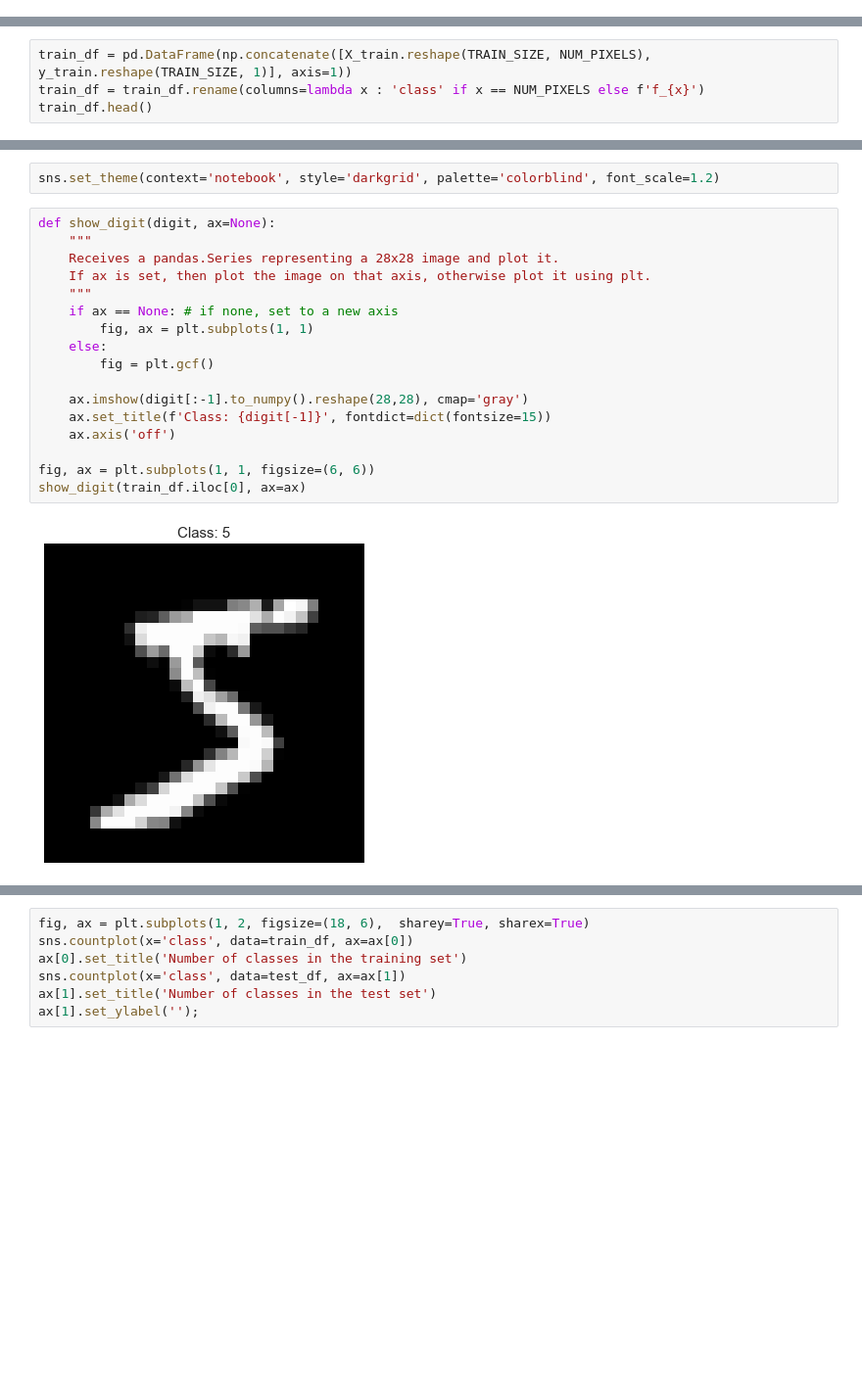
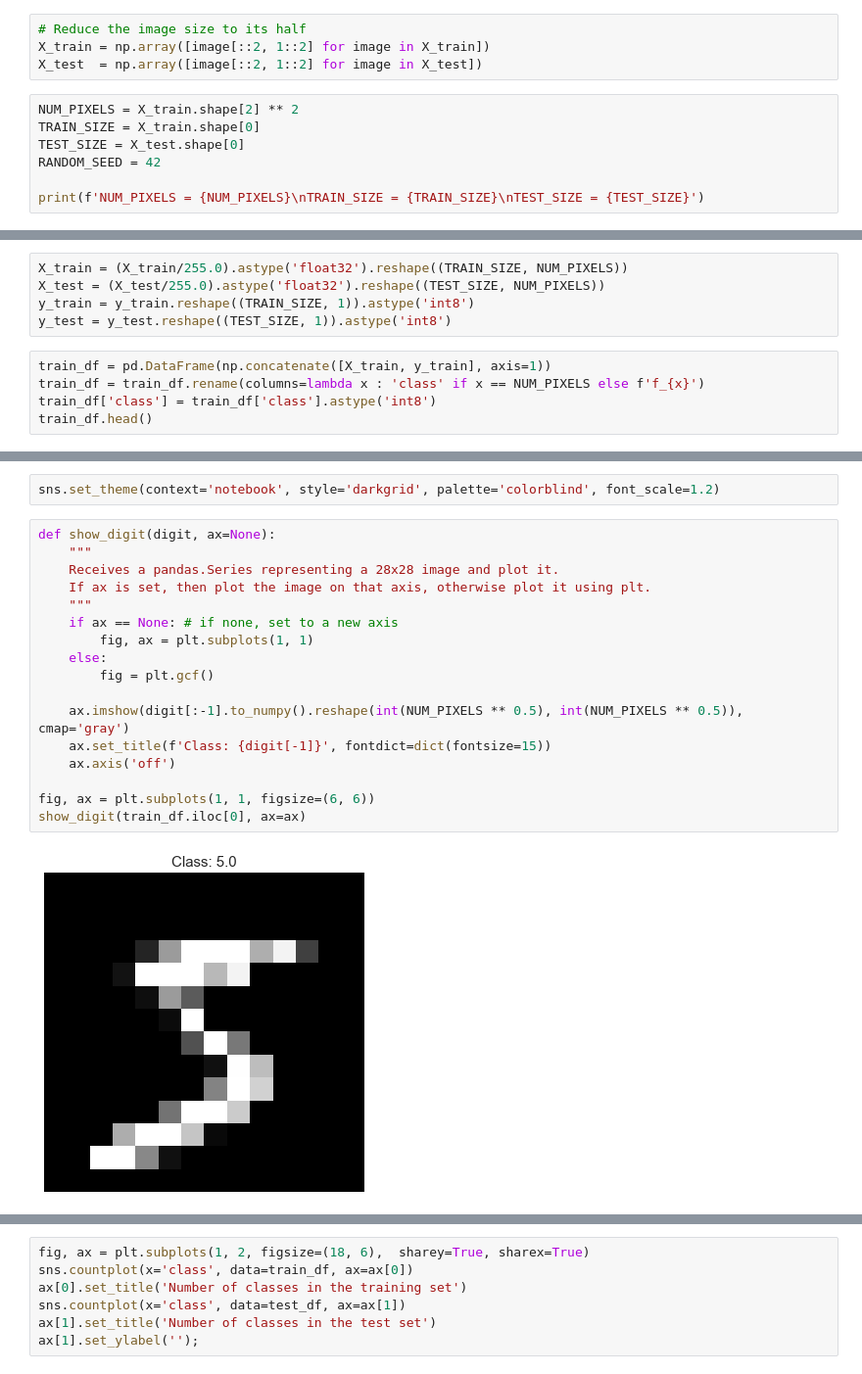
Before and after one commit to Giatroo/MAC0460-EP4, a Jupyter notebook: ep04.ipynb, the cells around one changed output, grey strips where cells are left out. Shown: that part at 98% size. Cells and saved outputs as stored; diff of their text form; blank space fills up the shorter version.

```diff
--- a/ep04.ipynb
+++ b/ep04.ipynb
@@ -41,2 +41,13 @@ RANDOM_SEED = 42
 # %%
 (X_train, y_train), (X_test, y_test) = mnist.load_data()
+# %%
+# Reduce the image size to its half
+X_train = np.array([image[::2, 1::2] for image in X_train])
+X_test  = np.array([image[::2, 1::2] for image in X_test])
+# %%
+NUM_PIXELS = X_train.shape[2] ** 2
+TRAIN_SIZE = X_train.shape[0]
+TEST_SIZE = X_test.shape[0]
+RANDOM_SEED = 42
+
+print(f'NUM_PIXELS = {NUM_PIXELS}\nTRAIN_SIZE = {TRAIN_SIZE}\nTEST_SIZE = {TEST_SIZE}')
@@ -43,6 +58,12 @@ RANDOM_SEED = 42
+# %%
+X_train = (X_train/255.0).astype('float32').reshape((TRAIN_SIZE, NUM_PIXELS))
+X_test = (X_test/255.0).astype('float32').reshape((TEST_SIZE, NUM_PIXELS))
+y_train = y_train.reshape((TRAIN_SIZE, 1)).astype('int8')
+y_test = y_test.reshape((TEST_SIZE, 1)).astype('int8')
 # %%
-train_df = pd.DataFrame(np.concatenate([X_train.reshape(TRAIN_SIZE, NUM_PIXELS), y_train.reshape(TRAIN_SIZE, 1)], axis=1))
+train_df = pd.DataFrame(np.concatenate([X_train, y_train], axis=1))
 train_df = train_df.rename(columns=lambda x : 'class' if x == NUM_PIXELS else f'f_{x}')
+train_df['class'] = train_df['class'].astype('int8')
 train_df.head()
 # %% [output]
 |  | f_0 | f_1 | f_2 | f_3 | f_4 | f_5 | f_6 | f_7 | f_8 | f_9 | ... | ... |
@@ -71,22 +93,22 @@ sns.set_theme(context='notebook', style='darkgrid', palette='colorblind', font_s
 # %%
 def show_digit(digit, ax=None):
     """
     Receives a pandas.Series representing a 28x28 image and plot it.
     If ax is set, then plot the image on that axis, otherwise plot it using plt.
     """
     if ax == None: # if none, set to a new axis
         fig, ax = plt.subplots(1, 1)
     else:
         fig = plt.gcf()
 
-    ax.imshow(digit[:-1].to_numpy().reshape(28,28), cmap='gray')
+    ax.imshow(digit[:-1].to_numpy().reshape(int(NUM_PIXELS ** 0.5), int(NUM_PIXELS ** 0.5)), cmap='gray')
     ax.set_title(f'Class: {digit[-1]}', fontdict=dict(fontsize=15))
     ax.axis('off')
 
 fig, ax = plt.subplots(1, 1, figsize=(6, 6))
 show_digit(train_df.iloc[0], ax=ax)
 # %% [output]
-[figure, old version]
+[figure, new version]
 # %%
 fig, ax = plt.subplots(2, 3, figsize = (9, 6))
 
```
Also changed, not shown: parts of 28 cells of this notebook.
